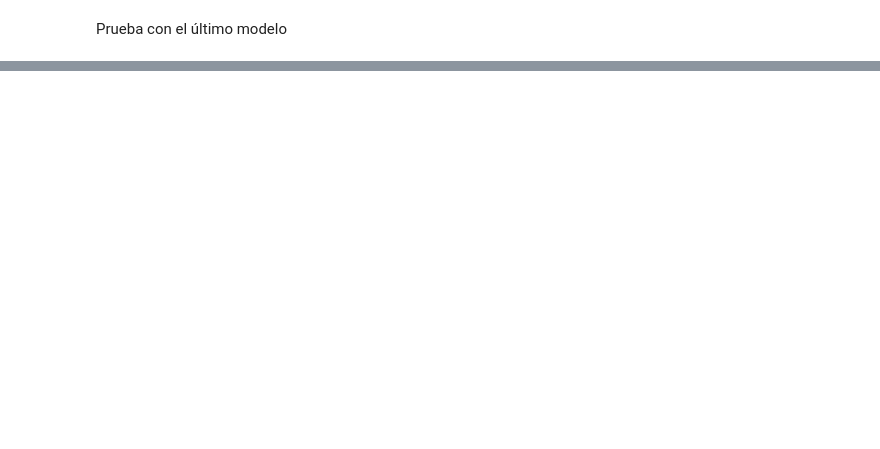
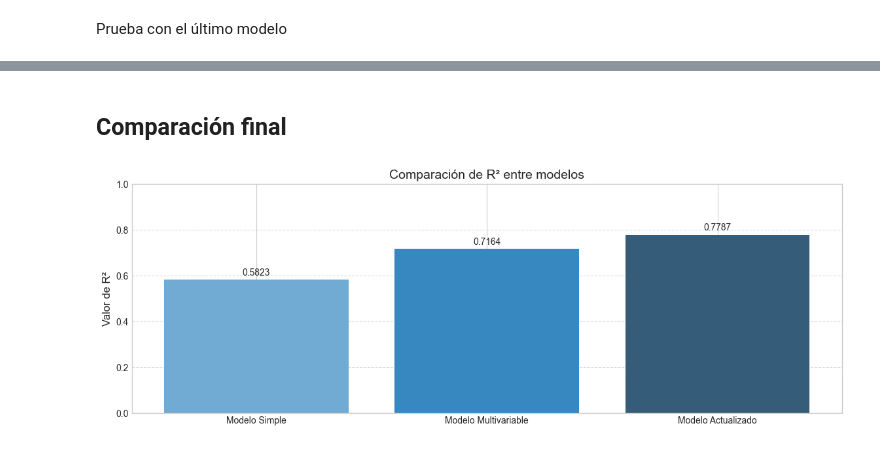
Before and after one commit to Fabiola-cc/InmoValor_SA, a Jupyter notebook: Regresion_lineal.ipynb, the cells around one changed output, grey strips where cells are left out. Cells and saved outputs as stored; diff of their text form; code cells hidden in the pictures; blank space fills up the shorter version.

```diff
--- a/Regresion_lineal.ipynb
+++ b/Regresion_lineal.ipynb
@@ -62,0 +55,7 @@ RMSE: 47733.13
+# %%
+univariable_r2 = r2_score(price_t,price_pred)
+univariable_mse = mean_squared_error(price_t,price_pred)
+univariable_rmse = np.sqrt(univariable_mse)
+print("R^2: %.2f"%univariable_r2)
+print("MSE: %.2f"%univariable_mse)
+print("RMSE: %.2f" %univariable_rmse)
@@ -529,0 +535,30 @@ print(resultados.head(10))  # Muestra los primeros 10 resultados
+# %% [markdown]
+## Comparación final
+# %%
+# Definir los datos para los tres modelos
+modelos = ['Modelo Simple', 'Modelo Multivariable', 'Modelo Actualizado']
+
+# R² de los tres modelos (reemplaza estos valores con tus datos reales)
+r2_scores = [univariable_r2, r2_modelo1, r2_modelo2]  # Ejemplo: valores de R² para cada modelo
+
+# Configuración visual
+plt.style.use('seaborn-v0_8-whitegrid')
+sns.set_palette("Blues_d")
+plt.figure(figsize=(14, 10))
+
+# Gráfico 1: Comparación de R²
+plt.subplot(2, 1, 1)
+bars = plt.bar(modelos, r2_scores, color=sns.color_palette("Blues_d", 3))
+
+# Añadir etiquetas con valores
+for bar in bars:
+    height = bar.get_height()
+    plt.text(bar.get_x() + bar.get_width()/2., height + 0.01,
+             f'{height:.4f}', ha='center', va='bottom', fontsize=10)
+
+plt.title('Comparación de R² entre modelos', fontsize=14)
+plt.ylabel('Valor de R²', fontsize=12)
+plt.ylim(0, 1)  # R² generalmente está entre 0 y 1
+plt.grid(axis='y', linestyle='--', alpha=0.7)
+# %% [output]
+[figure, added]
```
Also changed, not shown: parts of 22 cells of this notebook.
